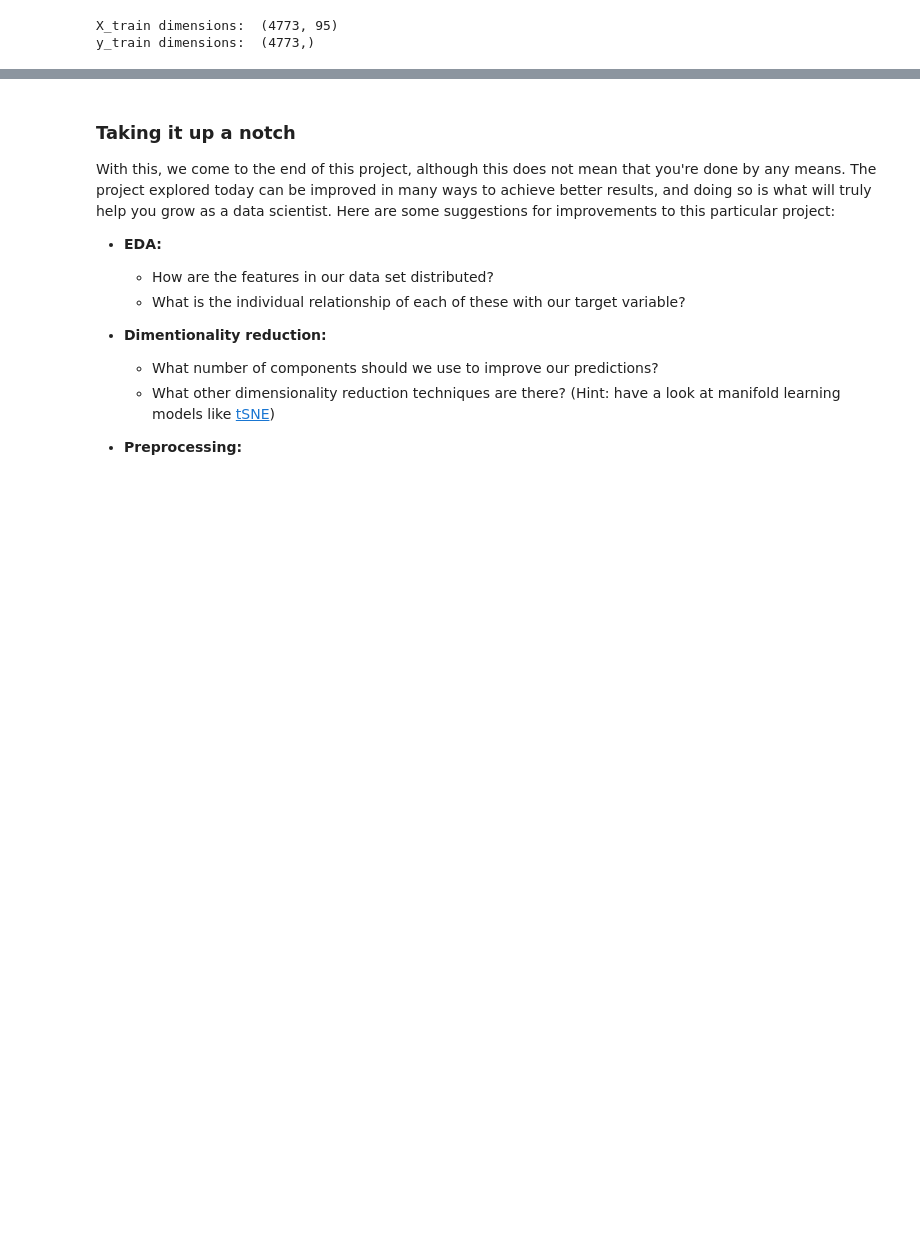
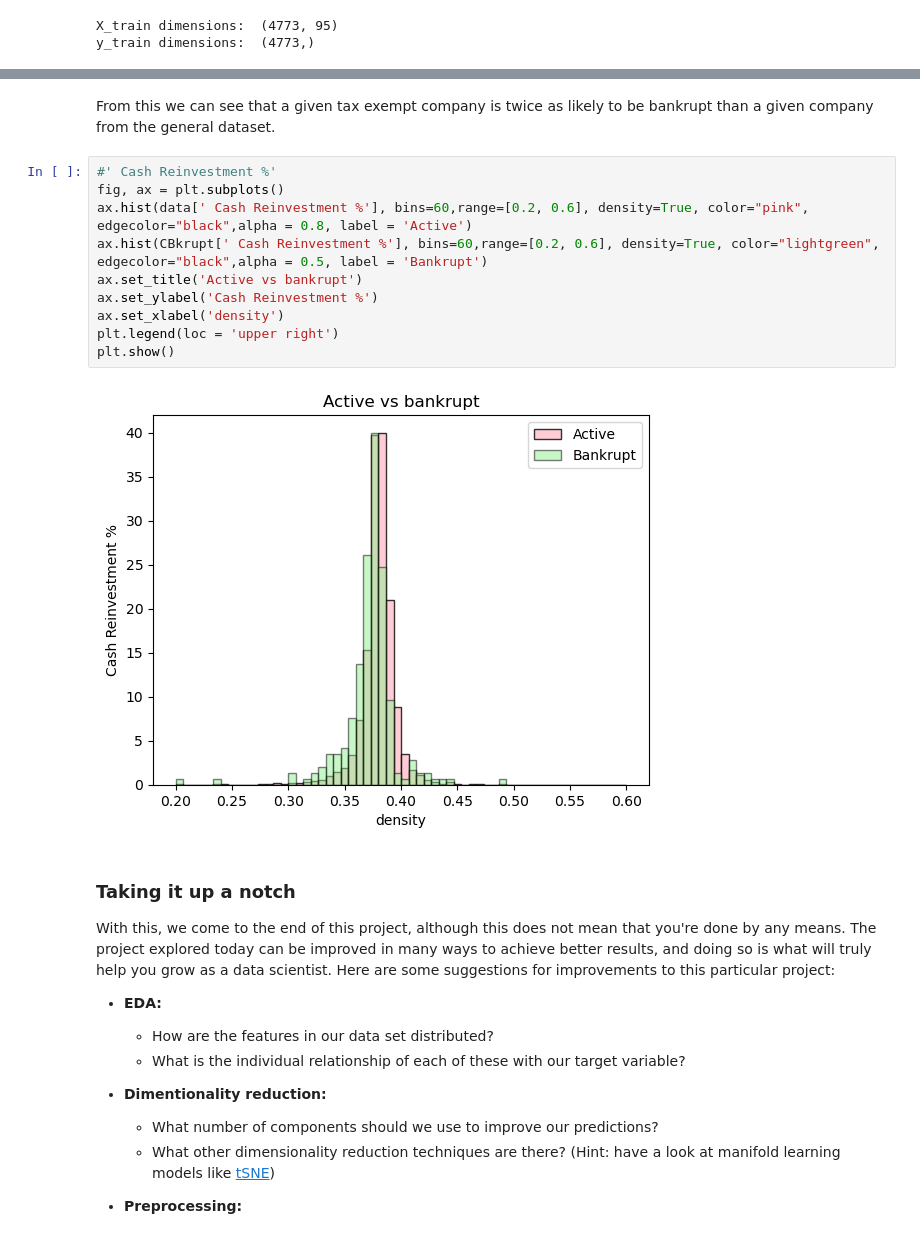
Before and after one commit to Shelfonfire/Python-for-Data-Science, a Jupyter notebook: Session_5/session-five-project-questions.ipynb, the cells around one changed output, grey strips where cells are left out. Saved outputs shown, nothing was run; the diff lists cells and outputs as text; blank space fills up the shorter version.

```diff
--- a/Session_5/session-five-project-questions.ipynb
+++ b/Session_5/session-five-project-questions.ipynb
@@ -528,3 +610,17 @@ weighted avg       0.96      0.87      0.91       955
+# %% [markdown]
+From this we can see that a given tax exempt company is twice as likely to be bankrupt than a given company from the general dataset.
+# %%
+#' Cash Reinvestment %'
+fig, ax = plt.subplots()
+ax.hist(data[' Cash Reinvestment %'], bins=60,range=[0.2, 0.6], density=True, color="pink", edgecolor="black",alpha = 0.8, label = 'Active')
+ax.hist(CBkrupt[' Cash Reinvestment %'], bins=60,range=[0.2, 0.6], density=True, color="lightgreen", edgecolor="black",alpha = 0.5, label = 'Bankrupt')
+ax.set_title('Active vs bankrupt')
+ax.set_ylabel('Cash Reinvestment %')
+ax.set_xlabel('density')
+plt.legend(loc = 'upper right')
+plt.show()
+# %% [output]
+[figure, added]
 # %% [markdown]
 ### Taking it up a notch
 With this, we come to the end of this project, although this does not mean that you're done by any means. The project explored today can be improved in many ways to achieve better results, and doing so is what will truly help you grow as a data scientist. Here are some suggestions for improvements to this particular project:
```
Also changed, not shown: parts of 24 cells of this notebook, 1 other file.
